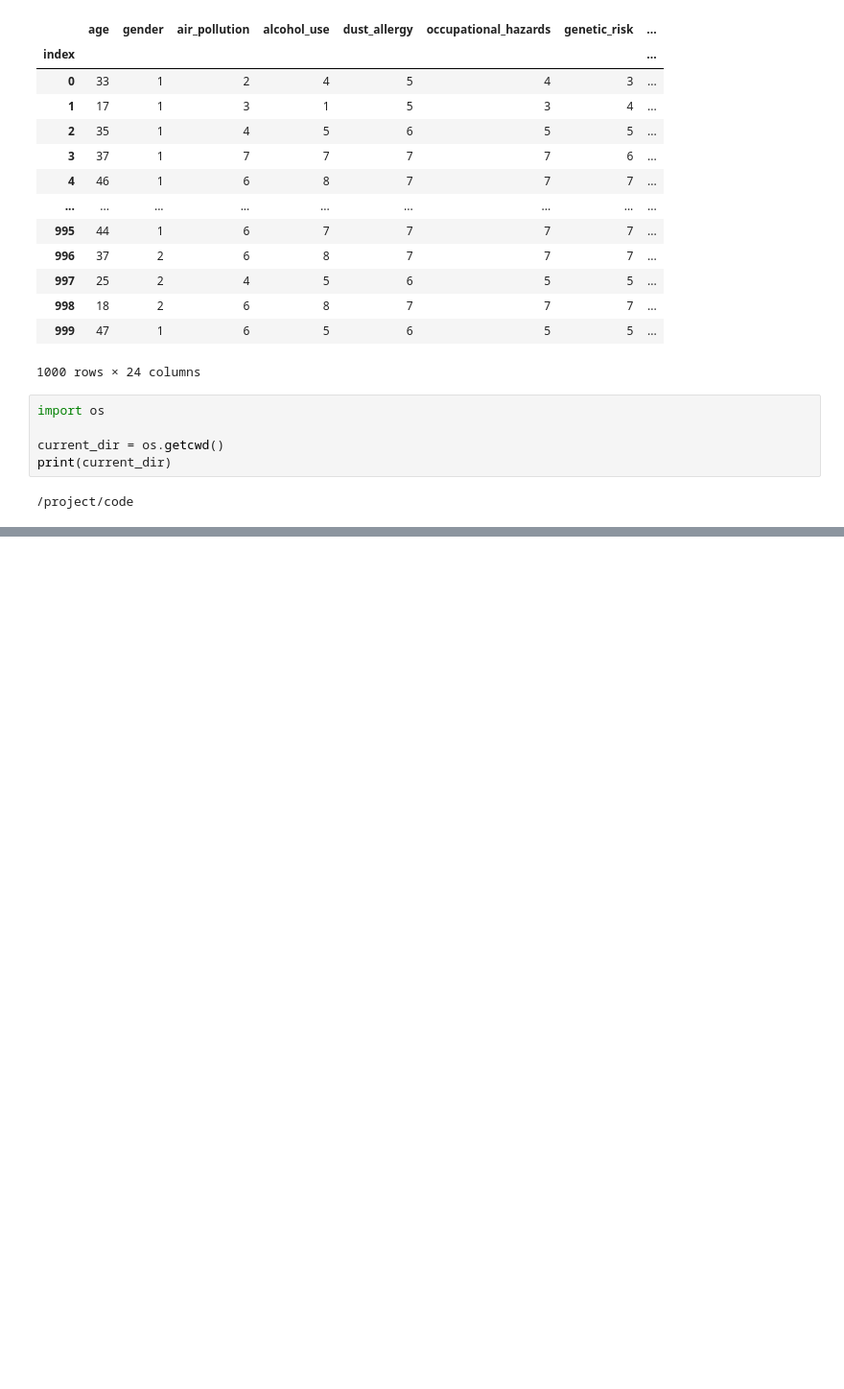
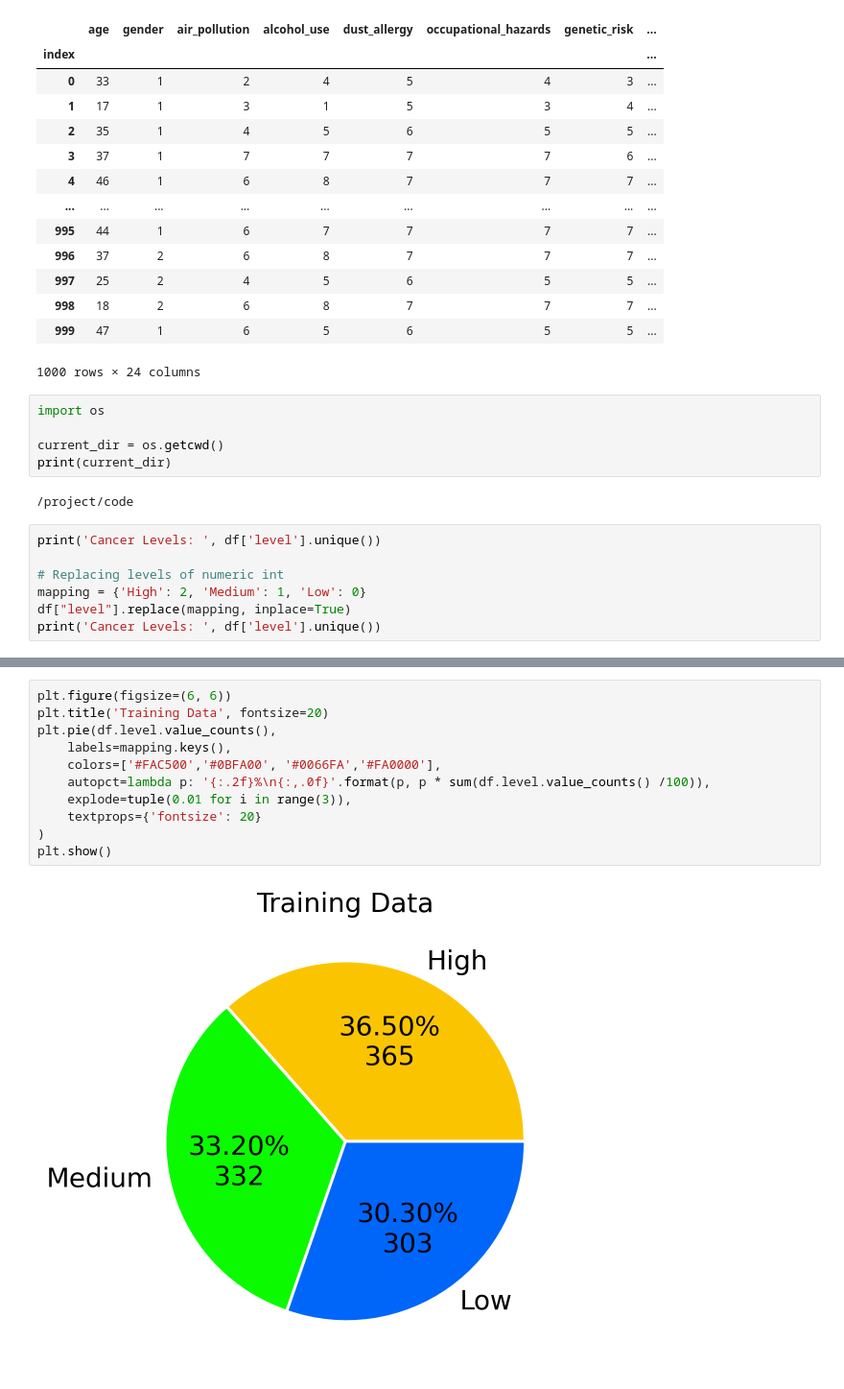
Before and after one commit to Prithvi-Rao098/Pulmo-AI, a Jupyter notebook: code/sdataprediction.ipynb, the cells around one changed output, grey strips where cells are left out. Shown at 96% size. Drawn from its saved outputs; the diff is of its cells as text; blank space fills up the shorter version.

```diff
--- a/code/sdataprediction.ipynb
+++ b/code/sdataprediction.ipynb
@@ -128,3 +142,10 @@ current_dir = os.getcwd()
 print(current_dir)
 # %% [output]
 /project/code
+# %%
+print('Cancer Levels: ', df['level'].unique())
+
+# Replacing levels of numeric int
+mapping = {'High': 2, 'Medium': 1, 'Low': 0}
+df["level"].replace(mapping, inplace=True)
+print('Cancer Levels: ', df['level'].unique())
@@ -130,0 +181,13 @@ print(current_dir)
+# %%
+plt.figure(figsize=(6, 6))
+plt.title('Training Data', fontsize=20)
+plt.pie(df.level.value_counts(),
+    labels=mapping.keys(),
+    colors=['#FAC500','#0BFA00', '#0066FA','#FA0000'],
+    autopct=lambda p: '{:.2f}%\n{:,.0f}'.format(p, p * sum(df.level.value_counts() /100)),
+    explode=tuple(0.01 for i in range(3)),
+    textprops={'fontsize': 20}
+)
+plt.show()
+# %% [output]
+[figure, added]
```
Also changed, not shown: parts of 11 cells of this notebook.
